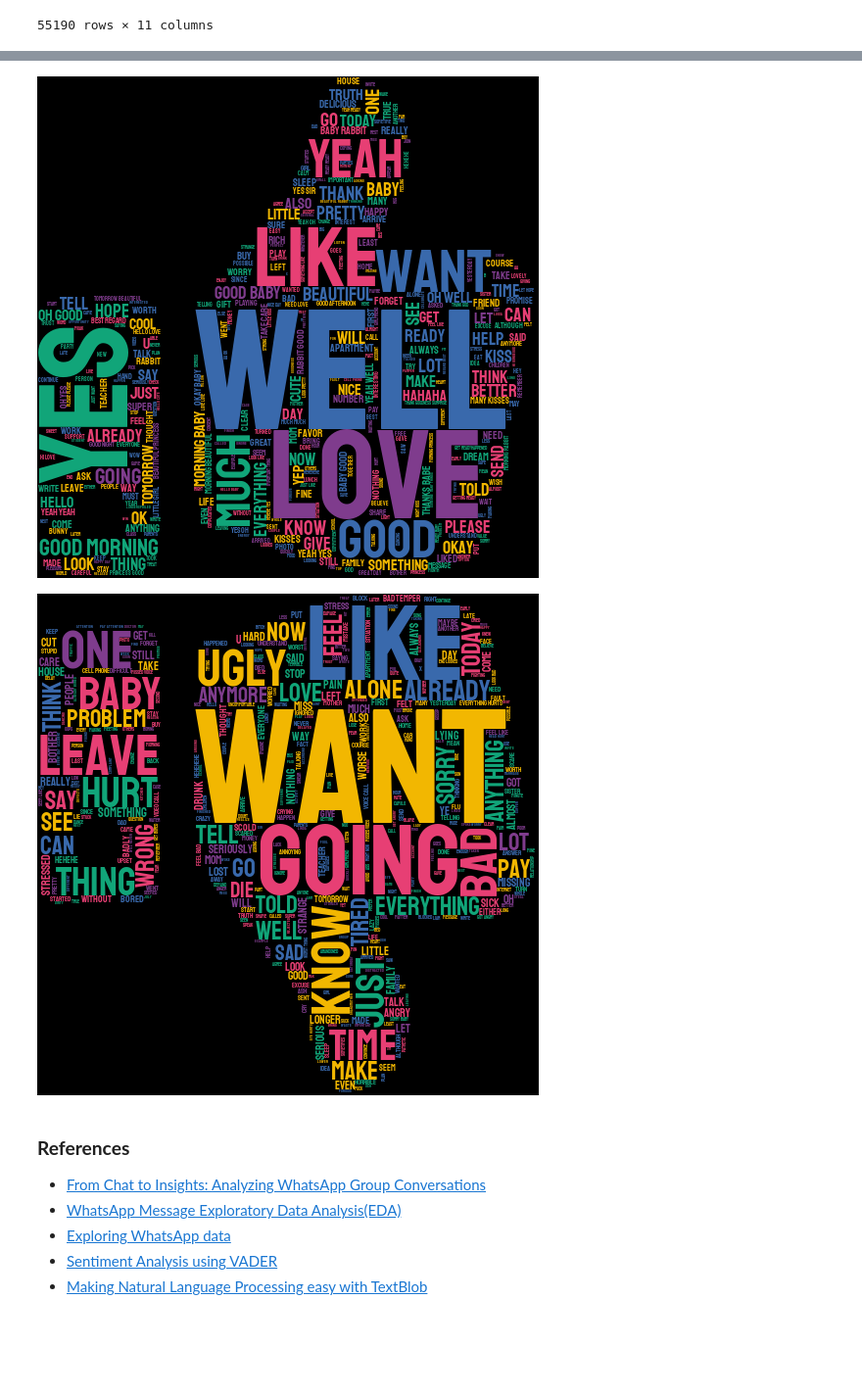
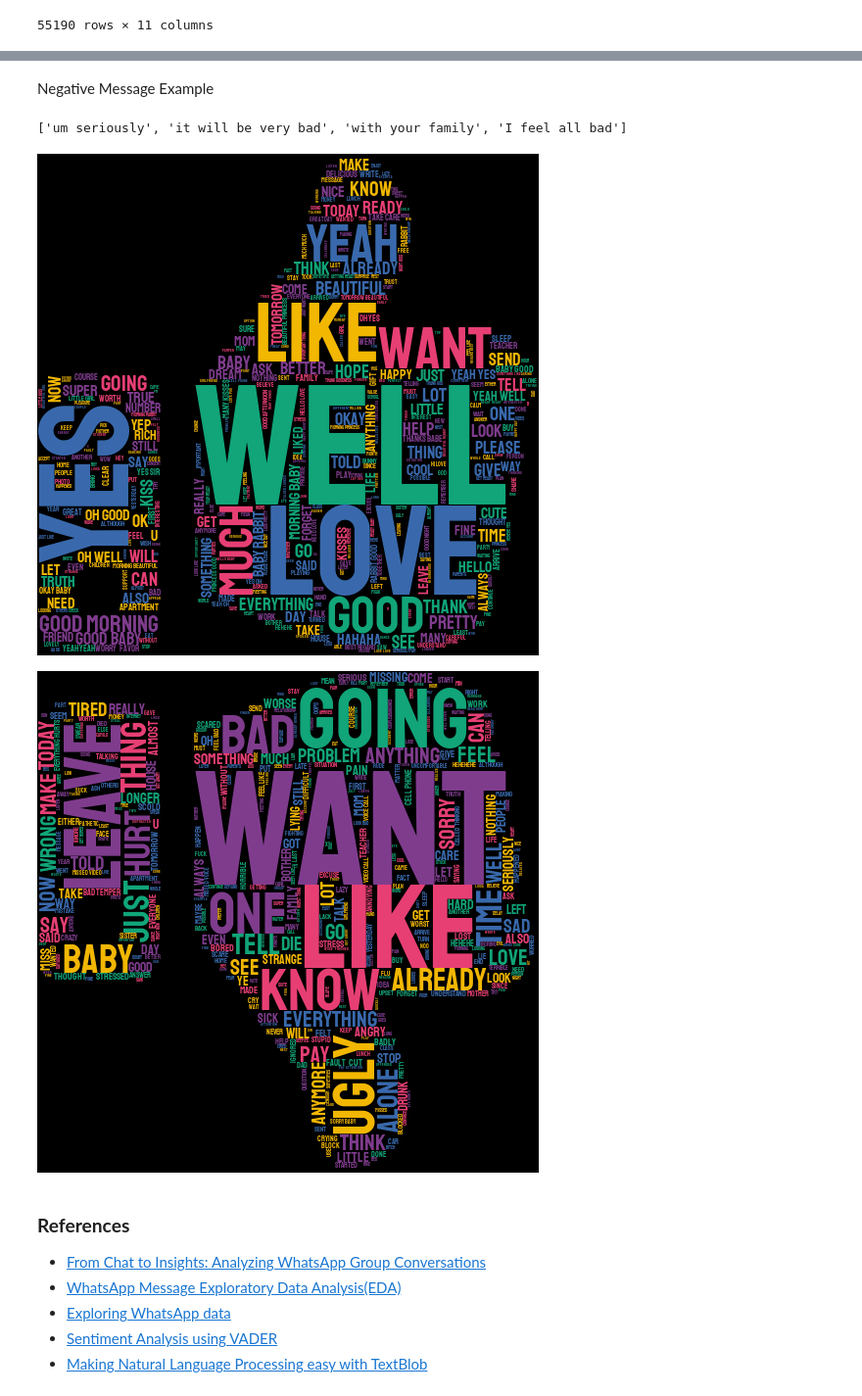
Before and after one commit to alejo1630/whatsapp_chat_analysis, a Jupyter notebook: Whatsapp_Analysis.ipynb, the cells around one changed output, grey strips where cells are left out. Shown at 98% size. Drawn from its saved outputs; the diff is of its cells as text; code cells hidden in the pictures; blank space fills up the shorter version.

```diff
--- a/Whatsapp_Analysis.ipynb
+++ b/Whatsapp_Analysis.ipynb
@@ -811,3 +873,9 @@ px.line(df3[["Date", "NLTK_Polarity"]].groupby("Date").mean().reset_index(),
+# %% [markdown]
+Negative Message Example
+# %%
+df3[df3["Date"] == "2021-10-17"]["Message_Translated"].to_list()
+# %% [output]
+['um seriously', 'it will be very bad', 'with your family', 'I feel all bad']
 # %%
 px.line(df3[["Date", "NLTK_Polarity", "User"]].groupby(["Date", "User"]).mean().reset_index(),
         x = "Date",
@@ -837,23 +906,23 @@ fig.update_traces(hole = 0.5, hoverinfo = 'label+value')
 # %%
 stylecloud.gen_stylecloud(' '.join(df3[df3["sentiment_binned_NLTK"] == "Positive"]["Message_Translated"]),
                           icon_name = "fas fa-thumbs-up",
-                          output_name = "sentiment_NLKT_pos.png",
+                          output_name = "sentiment_NLTK_pos.png",
                           custom_stopwords = stop_words_english,
                           background_color="black")
 
-Image("sentiment_NLKT_pos.png")
+Image("sentiment_NLTK_pos.png")
 # %% [output]
-[figure, old version]
+[figure, new version]
 # %%
 stylecloud.gen_stylecloud(' '.join(df3[df3["sentiment_binned_NLTK"] == "Negative"]["Message_Translated"]),
                           icon_name = "fas fa-thumbs-down",
-                          output_name = "sentiment_NLKT_neg.png",
+                          output_name = "sentiment_NLTK_neg.png",
                           custom_stopwords = stop_words_english,
                           background_color="black")
 
-Image("sentiment_NLKT_neg.png")
+Image("sentiment_NLTK_neg.png")
 # %% [output]
-[figure, old version]
+[figure, new version]
 # %% [markdown]
 ### **References**
 * [From Chat to Insights: Analyzing WhatsApp Group Conversations](https://medium.com/@barklight/cracking-the-conversation-973839be5b88)
```
Also changed, not shown: parts of 77 cells of this notebook.
